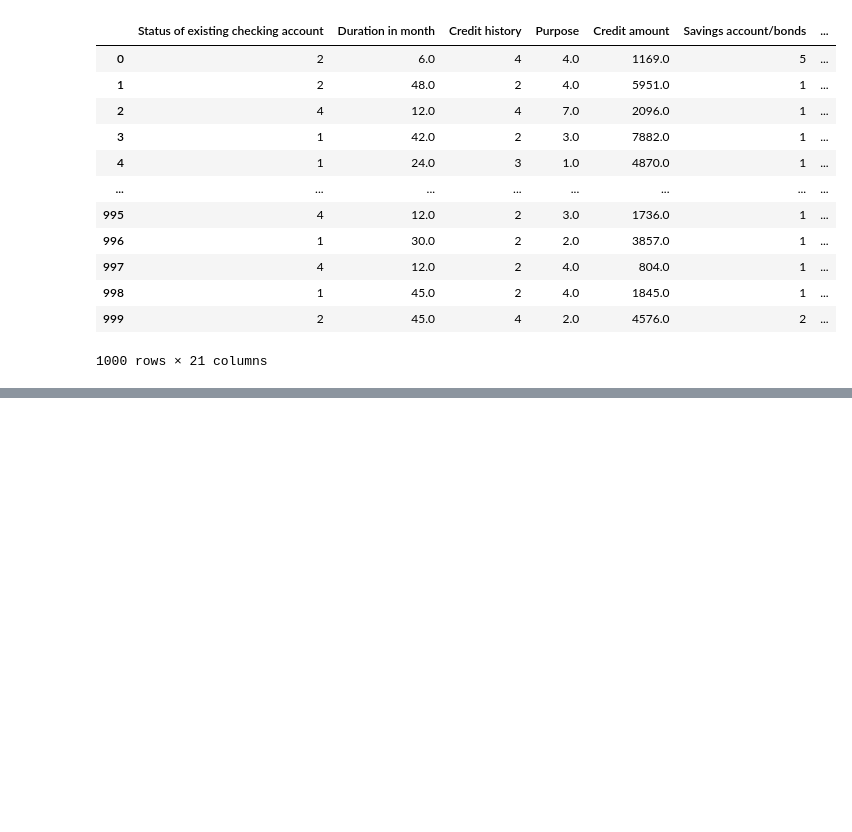
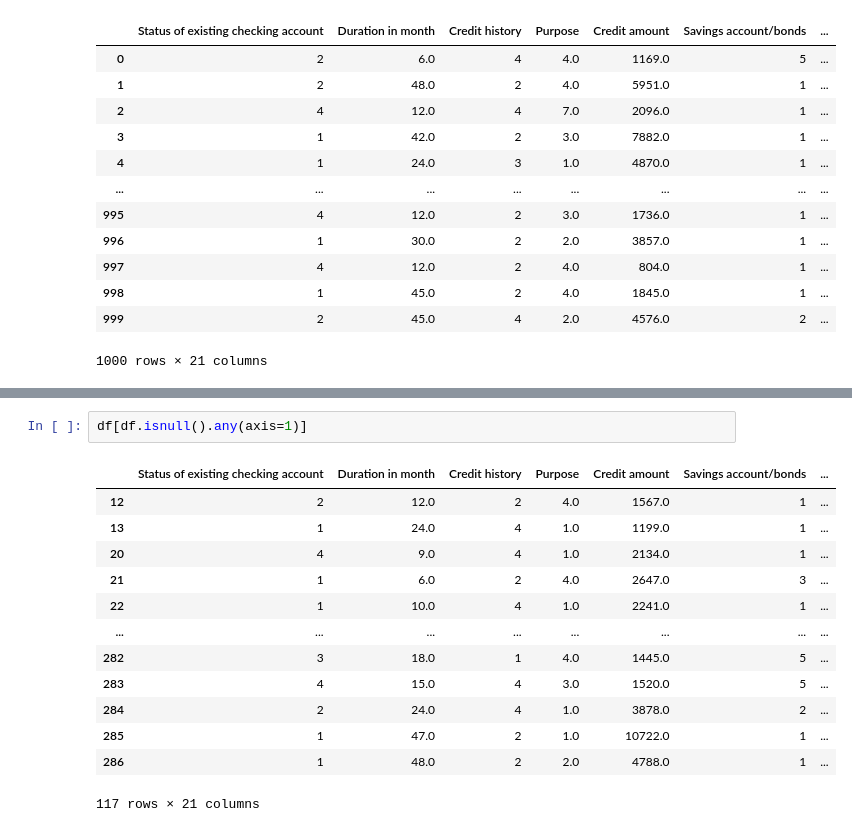
Before and after one commit to hamedsangin/German-Bank-Analysis, a Jupyter notebook: GermanBankAnalysis.ipynb, the cells around one changed output, grey strips where cells are left out. Saved outputs shown, nothing was run; the diff lists cells and outputs as text; blank space fills up the shorter version.

```diff
--- a/GermanBankAnalysis.ipynb
+++ b/GermanBankAnalysis.ipynb
@@ -28,0 +187,16 @@ df
+# %%
+df[df.isnull().any(axis=1)]
+# %% [output]
+|  | Status of existing checking account | Duration in month | Credit history | Purpose | Credit amount | Savings account/bonds | ... |
+| 12 | 2 | 12.0 | 2 | 4.0 | 1567.0 | 1 | ... |
+| 13 | 1 | 24.0 | 4 | 1.0 | 1199.0 | 1 | ... |
+| 20 | 4 | 9.0 | 4 | 1.0 | 2134.0 | 1 | ... |
+| 21 | 1 | 6.0 | 2 | 4.0 | 2647.0 | 3 | ... |
+| 22 | 1 | 10.0 | 4 | 1.0 | 2241.0 | 1 | ... |
+| ... | ... | ... | ... | ... | ... | ... | ... |
+| 282 | 3 | 18.0 | 1 | 4.0 | 1445.0 | 5 | ... |
+| 283 | 4 | 15.0 | 4 | 3.0 | 1520.0 | 5 | ... |
+| 284 | 2 | 24.0 | 4 | 1.0 | 3878.0 | 2 | ... |
+| 285 | 1 | 47.0 | 2 | 1.0 | 10722.0 | 1 | ... |
+| 286 | 1 | 48.0 | 2 | 2.0 | 4788.0 | 1 | ... |
+117 rows × 21 columns
```
Also changed, not shown: parts of 13 cells of this notebook.
